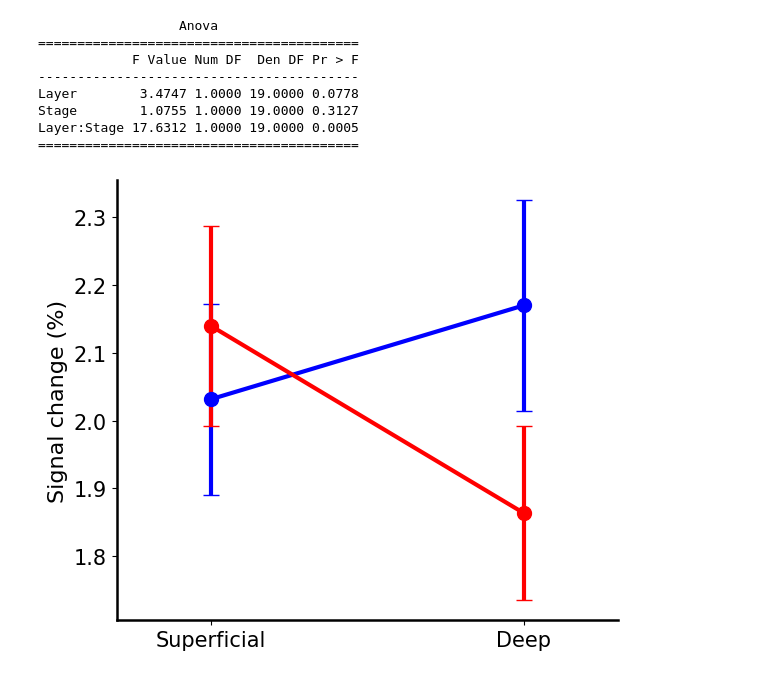
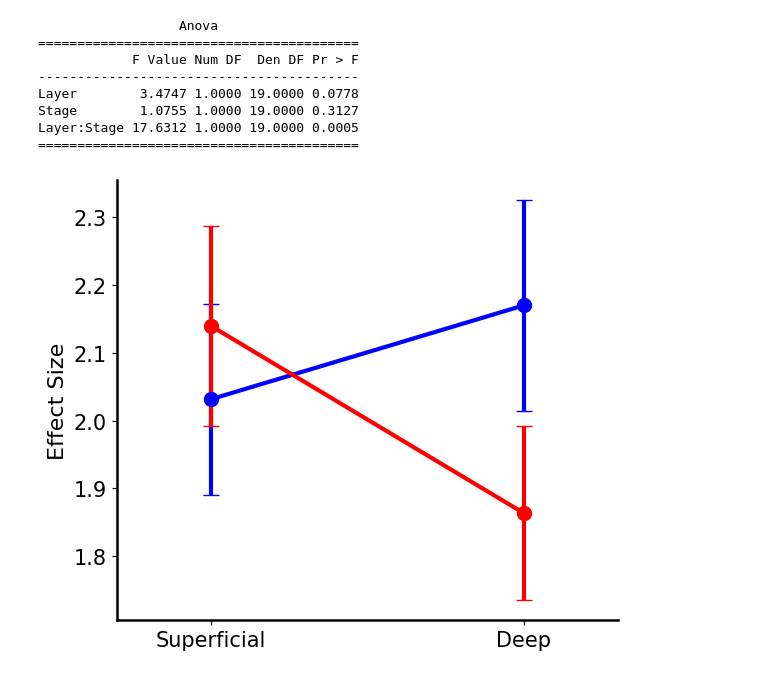
Before and after one commit to yuhuichai/LCT, a Jupyter notebook: layerProfile_choice_outcome.ipynb, the cells around one changed output. Cells and saved outputs as stored; diff of their text form; code cells hidden in the pictures.

```diff
--- a/layerProfile_choice_outcome.ipynb
+++ b/layerProfile_choice_outcome.ipynb
@@ -201,32 +202,32 @@ sems = [
     [np.std(mean_superficial_fb) / np.sqrt(len(mean_superficial_fb)),
      np.std(mean_deep_fb) / np.sqrt(len(mean_deep_fb))]
 ]
 
 # X-axis labels and positions
 x = np.arange(2)
 x_labels = ["Superficial", "Deep"]
 
 fig, ax = plt.subplots(figsize=(6, 5))
 
 # Plot lines and error bars for Prob SH (blue) and FB SH (red)
 ax.errorbar(x, means[0], yerr=sems[0], color='blue', marker='o', linewidth=3, markersize=10, capsize=6, label='Prob SH')
 ax.errorbar(x, means[1], yerr=sems[1], color='red', marker='o', linewidth=3, markersize=10, capsize=6, label='FB SH')
 
 # Formatting
 ax.set_xticks(x)
 ax.set_xticklabels(x_labels, fontsize=16)
-ax.set_ylabel("Signal change (%)", fontsize=16)
+ax.set_ylabel("Effect Size", fontsize=16)
 ax.tick_params(axis='y', labelsize=14)
 
 ax.set_xlim(-0.3, 1.3)
 ax.tick_params(axis='y', labelsize=15)
 ax.tick_params(axis='x', labelsize=15)
 ax.spines['top'].set_visible(False)
 ax.spines['right'].set_visible(False)
 ax.spines['left'].set_linewidth(1.8)
 ax.spines['bottom'].set_linewidth(1.8)
 
 plt.tight_layout()
 plt.savefig("output/layerprofile1.png", dpi=300, bbox_inches='tight')
 # %% [output]
-[figure, old version]
+[figure, new version]
```
Also changed, not shown: parts of 4 cells of this notebook.
